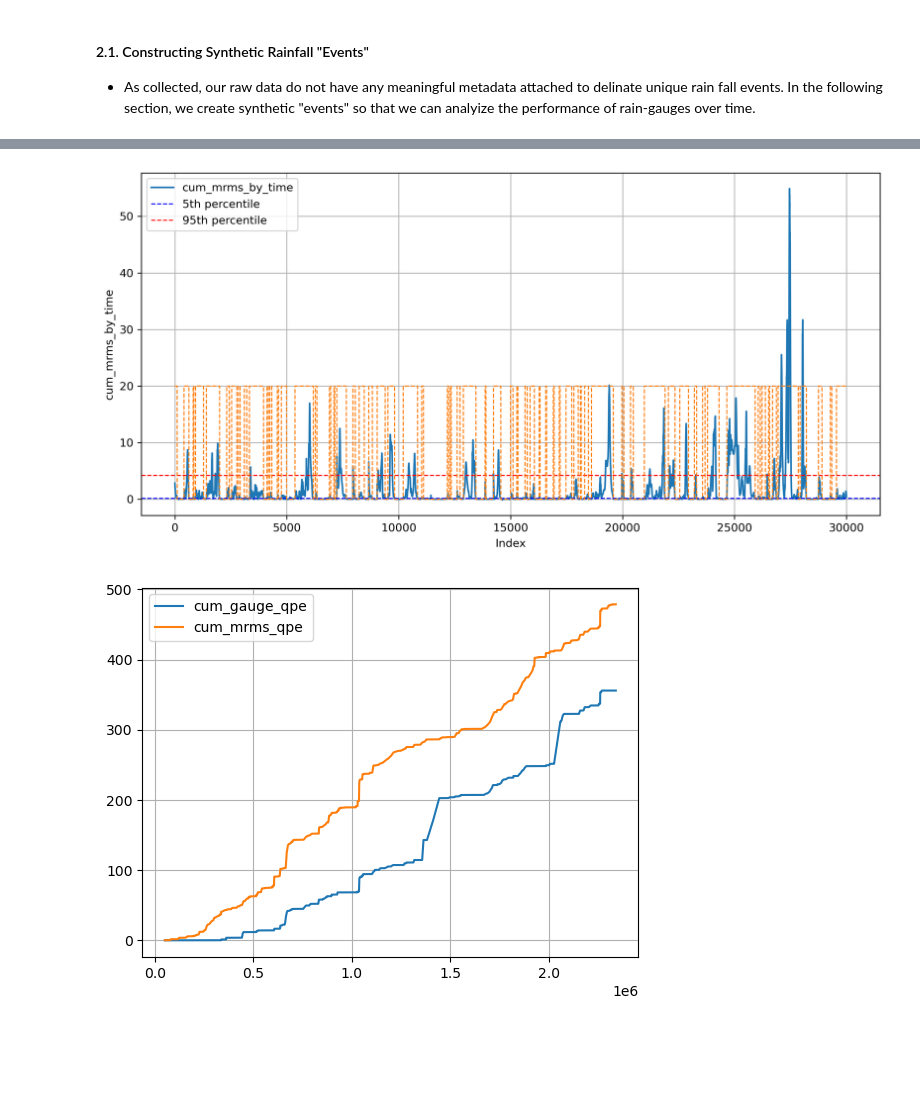
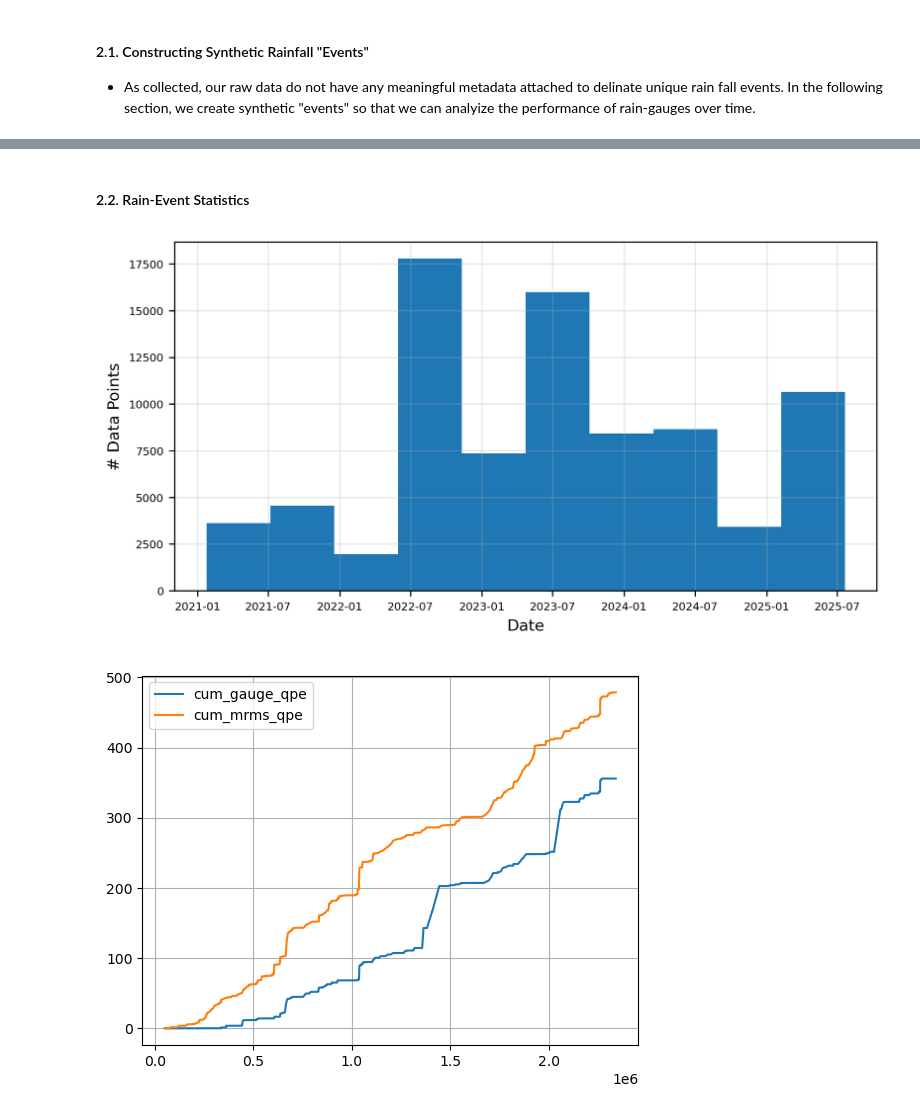
Before and after one commit to leharris3/ccrfcd-gauge-grids, a Jupyter notebook: notebooks/analysis.ipynb, the cells around one changed output, grey strips where cells are left out. Cells and saved outputs as stored; diff of their text form; code cells hidden in the pictures; blank space fills up the shorter version.

```diff
--- a/notebooks/analysis.ipynb
+++ b/notebooks/analysis.ipynb
@@ -216,43 +202,21 @@ df.loc[df['event_id'] > 0.0]
-# %%
-def crossings(y, thresh):
-    """Return indices where the series crosses a horizontal threshold."""
-    diff = y - thresh
-    cross_idx = np.where(np.sign(diff[:-1]) != np.sign(diff[1:]))[0] + 1
-    return cross_idx
-
-
-low_hits  = crossings(series, p5)
-high_hits = crossings(series, p95)
-
-fig, ax = plt.subplots(figsize=(10, 5), dpi=300)
-ax.plot(x, series, label='cum_mrms_by_time')
-
-# horizontal percentile lines
-ax.axhline(p5,  color='blue',  linestyle='--',  linewidth=1, label='5th percentile')
-ax.axhline(p95, color='red',   linestyle='--',  linewidth=1, label='95th percentile')
-
-seen_events = set()
-# for i, event in enumerate(rainfall_events):
-#     if event not in seen_events:
-#         color = "blue" if event != 0 else "red"
-#         ax.axvline(i, linestyle='--',  color=color, linewidth=1, label=f"Rain Event: {event}")
-#         seen_events.add(event)
-
-# # intersection points
-# ax.scatter(low_hits,  series[low_hits],  color='purple', marker='o',  zorder=3, label='Cross 5 %', s=10)
-# ax.scatter(high_hits, series[high_hits], color='red',    marker='o',  zorder=3, label='Cross 95 %',s=10)
-
-ax.plot(rainfall_events['is_event'] * 20, linestyle='--', linewidth=1.0)
-
-ax.set_xlabel('Index')
-ax.set_ylabel('cum_mrms_by_time')
-ax.grid(True)
-ax.legend()
-
-plt.tight_layout()
-plt.show()
-# %% [output]
-[figure, removed]
+# %% [markdown]
+#### 2.2. Rain-Event Statistics
+# %%
+# list of `start_time` for each unique rain event
+dts = [datetime.strptime(s, "%Y-%m-%d %H:%M:%S") for s in list(event_ids_mapped.keys())]
+# %%
+fig, ax = plt.subplots(figsize=(8, 4), dpi=300)
+
+ax.hist(dts)
+ax.grid(alpha=0.3)
+
+plt.xlabel("Date")
+plt.xticks(fontsize=7)
+plt.ylabel("# Data Points")
+plt.yticks(fontsize=7)
+plt.show()
+# %% [output]
+[figure, added]
 # %%
 station_four  = df.loc[df['station_id'] == 4]
 cum_gauge_qpe = station_four['cum_gauge_qpe']
```
Also changed, not shown: parts of 4 cells of this notebook.
